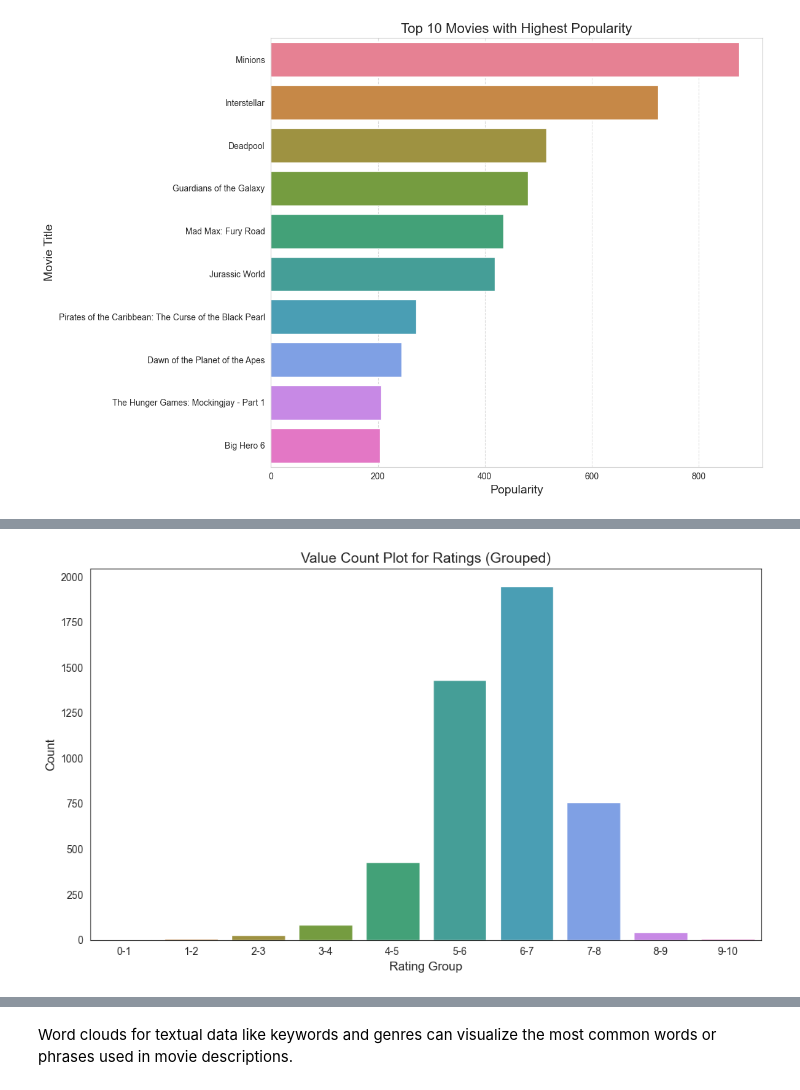
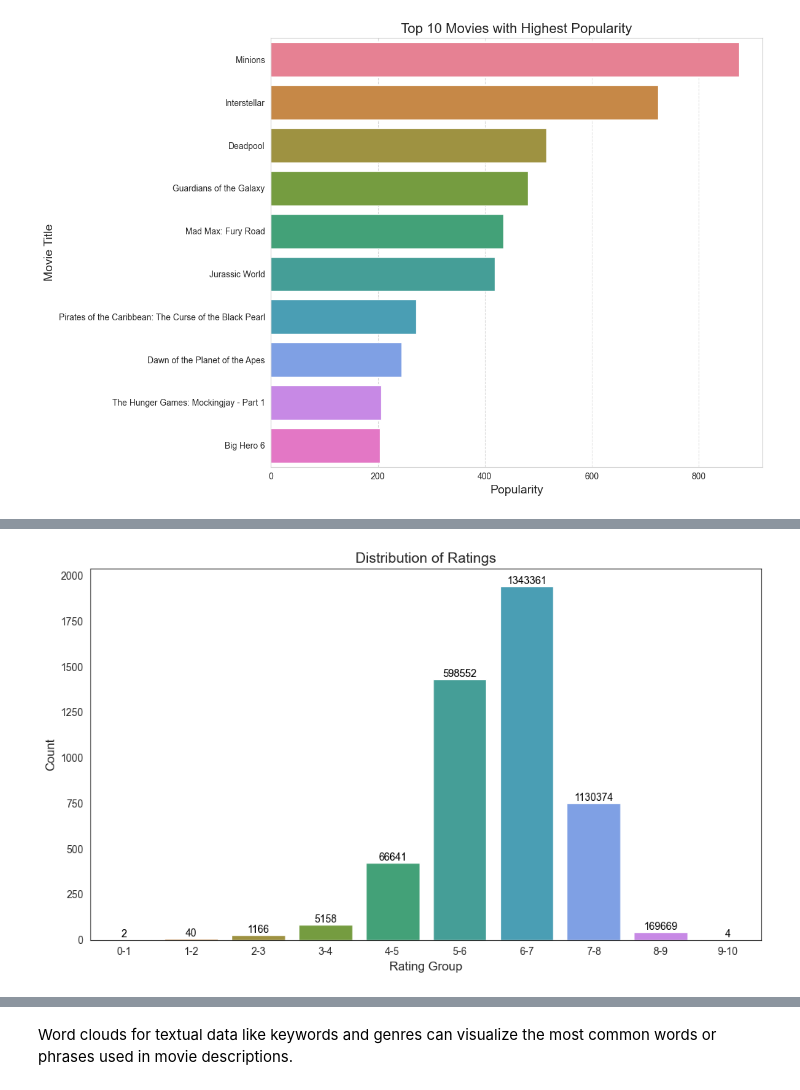
Before and after one commit to FatemehCh97/TMDB-Movie-Analytics-and-Recommendation, a Jupyter notebook: src/TMDB_Insights.ipynb, the cells around one changed output, grey strips where cells are left out. Cells and saved outputs as stored; diff of their text form; code cells hidden in the pictures.

```diff
--- a/src/TMDB_Insights.ipynb
+++ b/src/TMDB_Insights.ipynb
@@ -371,11 +398,16 @@ df = merged_df[newCols]
 # Extract cast_id from the 'cast' column
 df['cast_id'] = df['cast'].apply(lambda x: [actor['cast_id'] for actor in x])
 # Extract only cast with order of 0 from cast_id
-df['cast_id'] = df['cast_id'].apply(lambda x: x[0] if len(x) > 0 else None)
+df['cast_id_0'] = df['cast_id'].apply(lambda x: x[0] if len(x) > 0 else None)
 
 # Extract crew_id for directors from the 'crew' column
 df['director_id'] = df['crew'].apply(lambda x: [member['crew_id'] for member in x if member['job'] == 'Director'])
-df['director_id'] = df['director_id'].apply(lambda x: x[0] if len(x) > 0 else None)
+df['director_id_0'] = df['director_id'].apply(lambda x: x[0] if len(x) > 0 else None)
+# %%
+df['genres_id_0'] = df['genres_id'].apply(lambda x: x[0] if isinstance(x, list) and len(x) > 0 else None)
+df['keywords_id_0'] = df['keywords_id'].apply(lambda x: x[0] if isinstance(x, list) and len(x) > 0 else None)
+df['production_companies_id_0'] = df['production_companies_id'].apply(lambda x: x[0] if isinstance(x, list) and len(x) > 0 else None)
+df['production_countries_0'] = df['production_countries'].apply(lambda x: x[0] if isinstance(x, list) and len(x) > 0 else None)
 # %%
 # DataFrame information after data preprocessing
 df.info()
@@ -448,17 +517,18 @@ top_10_expensive = df.sort_values(by='budget', ascending=False).head(10)
 
 # Create a bar plot for the top 10 most expensive movies
 plt.figure(figsize=(12, 8))
-bars = plt.barh(top_10_expensive['title'], top_10_expensive['budget'], color='skyblue')
+bars = plt.barh(top_10_expensive['title'] + ' (' + top_10_expensive['release_year'].astype(int).astype(str) + ')',
+                top_10_expensive['budget'], color='skyblue')
 
 # Add data labels inside the bars
 for bar in bars:
     width = bar.get_width()
     plt.text(width / 2, bar.get_y() + bar.get_height() / 2, f' ${width/1e6:.2f}M',
-             ha='center', va='center', fontsize=12, color='royalblue')
+             ha='center', va='center', fontsize=12, color='royalblue', weight='bold')
 
 
-plt.xlabel('Budget  (in millions USD)')
-plt.ylabel('Movie Title')
+plt.xlabel('Budget  (in millions USD)', fontsize=12)
+plt.ylabel('Movie Title', fontsize=12)
 plt.title('Top 10 Most Expensive Movies', fontsize=16)
 plt.gca().invert_yaxis()  # Invert y-axis to show the highest budget at the top
 plt.tight_layout()
@@ -468,21 +540,20 @@ plt.show()
 # %%
-import matplotlib.pyplot as plt
-
 # Sort the DataFrame by 'revenue' column in descending order
 top_10_grossing = df.sort_values(by='revenue', ascending=False).head(10)
 
 # Create a bar plot for the top 10 highest grossing movies
 plt.figure(figsize=(12, 8))
-bars = plt.barh(top_10_grossing['title'], top_10_grossing['revenue'], color='skyblue')
+bars = plt.barh(top_10_grossing['title'] + ' (' + top_10_grossing['release_year'].astype(int).astype(str) + ')',
+                top_10_grossing['revenue'], color='skyblue')
 
 # Add data labels inside the bars
 for bar in bars:
     width = bar.get_width()
     plt.text(width / 2, bar.get_y() + bar.get_height() / 2, f' ${width/1e9:.2f}B',
-             ha='center', va='center', fontsize=12, color='royalblue')
+             ha='center', va='center', fontsize=12, color='royalblue', weight='bold')
 
-plt.xlabel('Revenue (in billions USD)')
-plt.ylabel('Movie Title')
+plt.xlabel('Revenue (in billions USD)', fontsize=12)
+plt.ylabel('Movie Title', fontsize=12)
 plt.title('Top 10 Highest Grossing Movies', fontsize=16)
 plt.gca().invert_yaxis()
 plt.tight_layout()
@@ -571,17 +641,27 @@ Index(['id', 'title', 'release_date', 'popularity', 'vote_average',
 # %%
 # Define the bins
 bins = [x for x in range(11)]
 
 # Group the ratings into bins
 df['rating_group'] = pd.cut(df['vote_average'], bins=bins, labels=[f'{i}-{i+1}' for i in range(10)])
 
+# Group by rating group and sum the vote counts
+rating_group_counts = df.groupby('rating_group')['vote_count'].sum().reset_index()
+
 # Create the count plot
 plt.figure(figsize=(10, 6))
-sns.countplot(data=df, x='rating_group', palette='husl')
-plt.title('Value Count Plot for Ratings (Grouped)', fontsize=14)
+bars = sns.countplot(data=df, x='rating_group', palette='husl')
+plt.title('Distribution of Ratings', fontsize=14)
 plt.xlabel('Rating Group', fontsize=12)
 plt.ylabel('Count', fontsize=12)
 plt.tight_layout()
+
+# Add custom labels on top of the bars
+for bar, label in zip(bars.patches, rating_group_counts['vote_count']):
+    height = bar.get_height()
+    plt.text(bar.get_x() + bar.get_width() / 2, height + 1, label,
+             ha='center', va='bottom', fontsize=10, color='black')
+
 plt.show()
 # %% [output]
-[figure, old version]
+[figure, new version]
```
Also changed, not shown: parts of 97 cells of this notebook.
